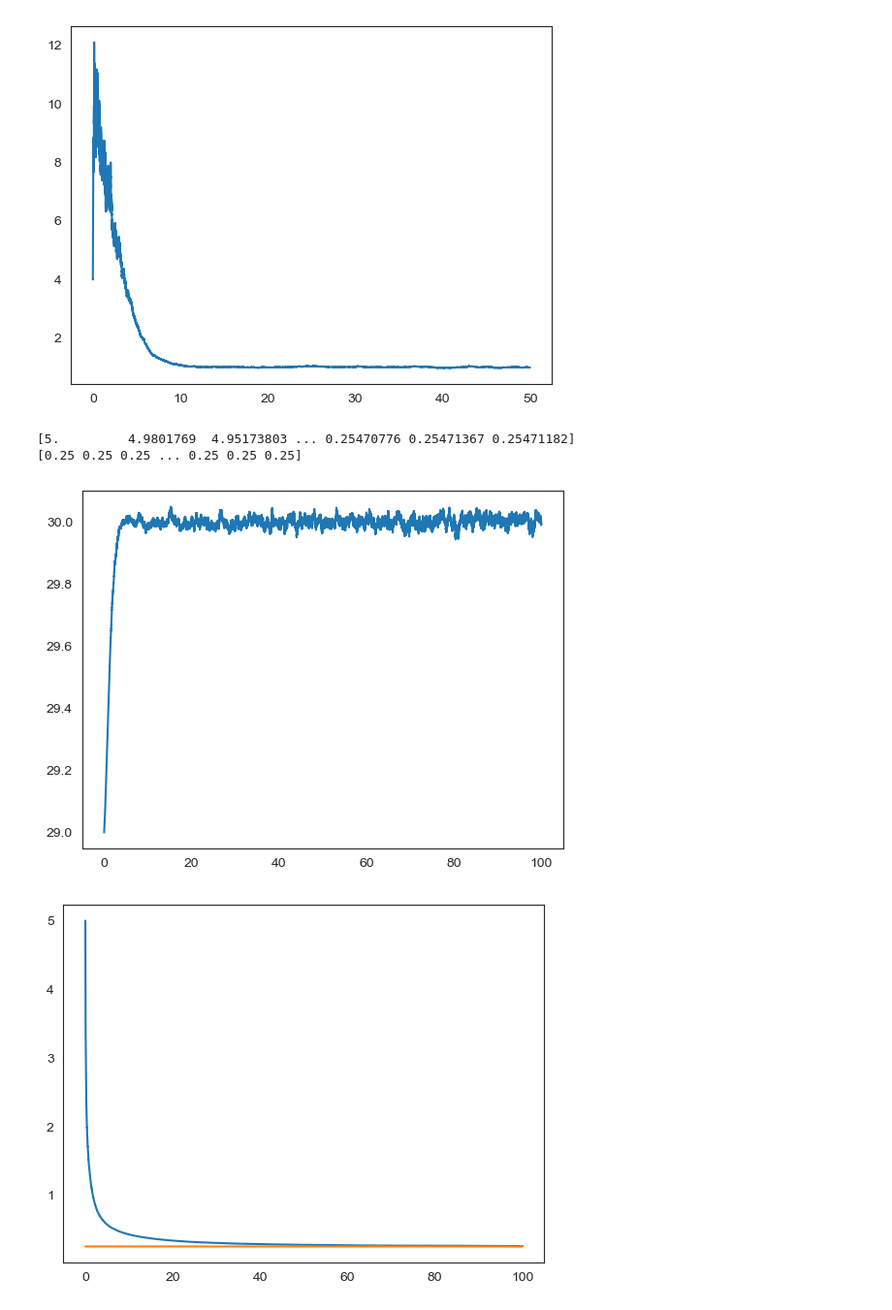
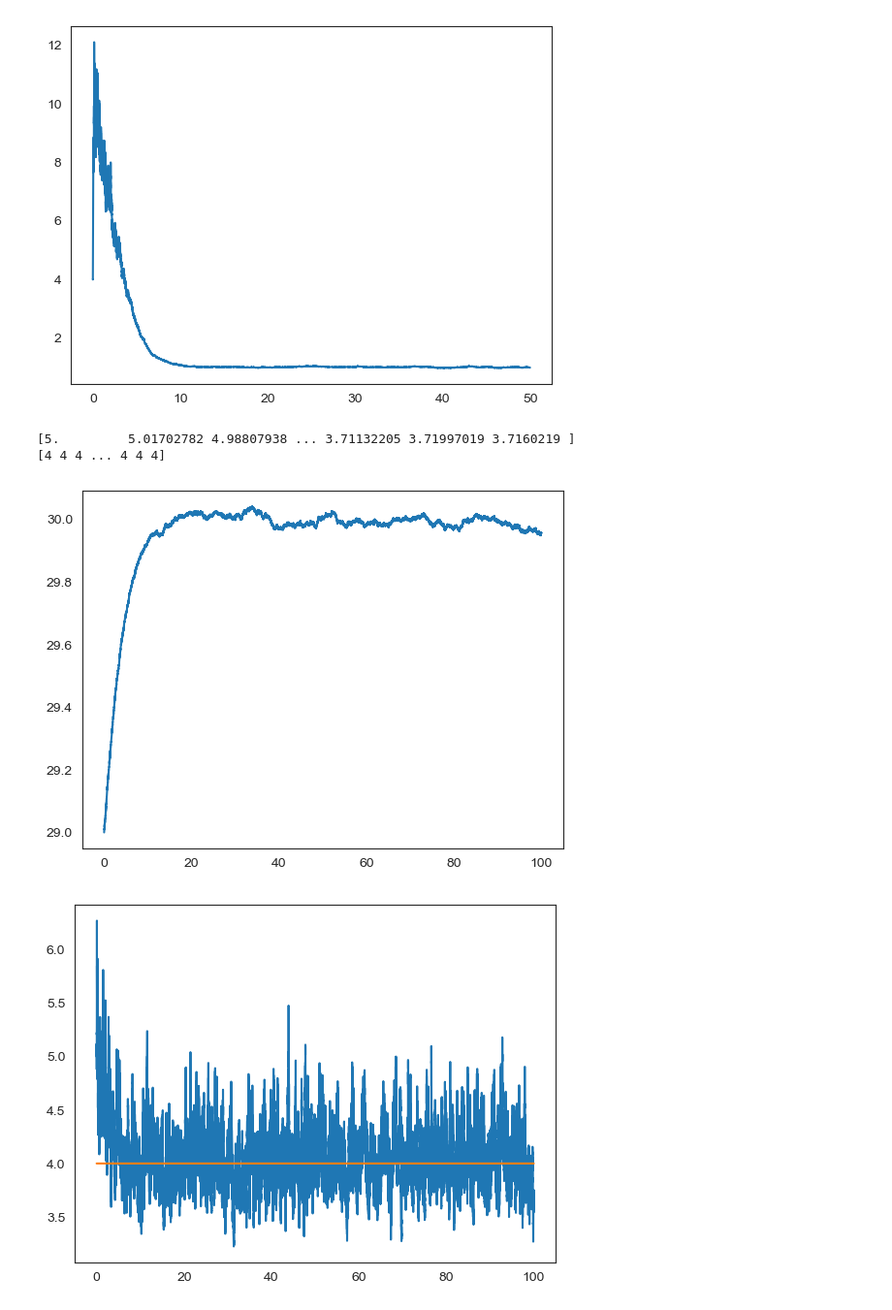
Before and after one commit to sebastiaan116/Affective-Active-Inference, a Jupyter notebook: Noise_test.ipynb, the cells around one changed output. Shown at 97% size. Drawn from its saved outputs; the diff is of its cells as text; code cells hidden in the pictures.

```diff
--- a/Noise_test.ipynb
+++ b/Noise_test.ipynb
@@ -65,7 +65,7 @@ T = 100+dt; # maximum time considered
 t = np.arange(0,T,dt)
 N= t.size #Amount of data points
 v = 30
-std_noise = 0.5
+std_noise = 2
 variantie = 1
 
 x = np.zeros(N)
@@ -76,34 +76,34 @@ omega = np.zeros(N)
 sigma = np.zeros(N)
 omega[0] = 0.2
 mu[0]= 29
 std = np.zeros(N)
 
 for i in np.arange(0,N-1):
     x[i] = v + np.random.randn(1)*std_noise
     sigma[i] = 1/omega[i]
 
     e[i] = x[i] - mu[i]
 
     domega = 0.5*(1/omega[i] - e[i]**2)
     omega[i+1] = omega[i] + dt*domega
 
     dmu = omega[i]*e[i]
 
     mu[i+1] = mu[i] + dt*dmu
     sigma[i+1] =1/ omega[i+1]
 
 
 plt.plot(t,mu)
 plt.figure()
 plt.plot(t,sigma)
 plt.plot(t,var)
 
 print(sigma)
 variance(x)
 
 print(var)
 # %% [output]
-[5.         4.9801769  4.95173803 ... 0.25470776 0.25471367 0.25471182]
-[0.25 0.25 0.25 ... 0.25 0.25 0.25]
+[5.         5.01702782 4.98807938 ... 3.71132205 3.71997019 3.7160219 ]
+[4 4 4 ... 4 4 4]
-[figure, old version]
+[figure, new version]
-[figure, old version]
+[figure, new version]
```
Also changed, not shown: 1 other file.
